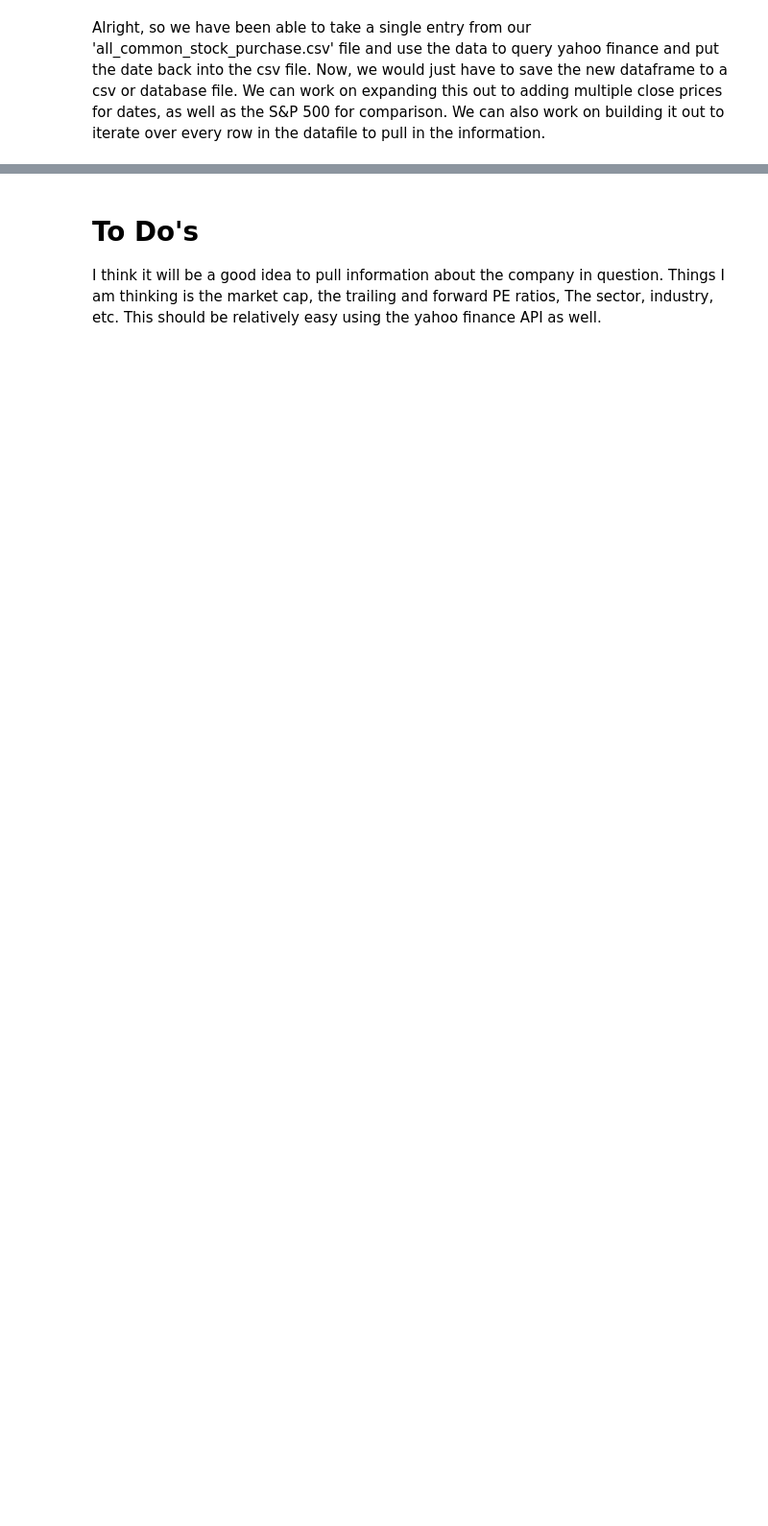
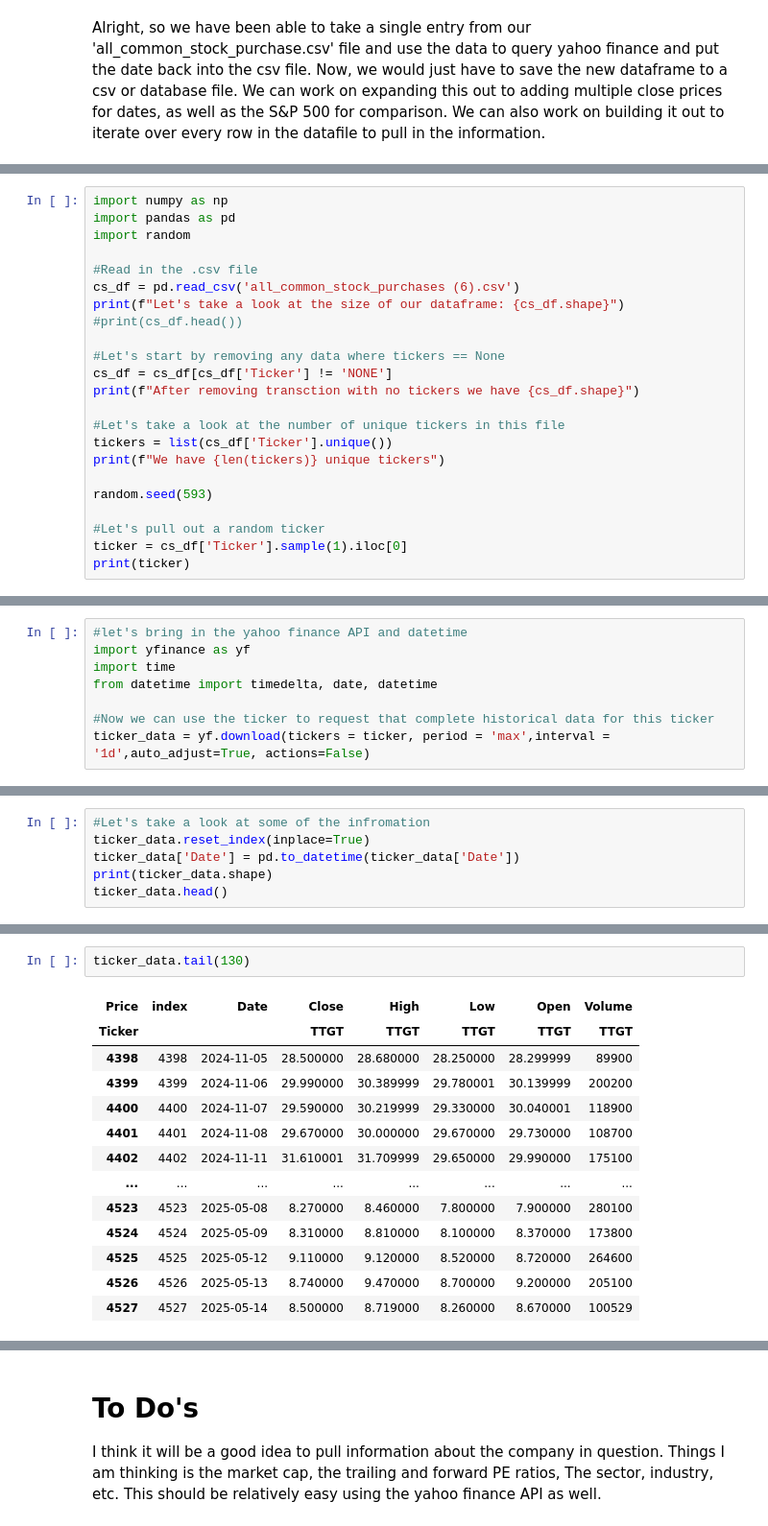
Before and after one commit to tmacpherson6/Do-Insiders-Know-Something-We-Dont, a Jupyter notebook: Scrapping_Yahoo_Finance.ipynb, the cells around one changed output, grey strips where cells are left out. Shown at 96% size. Drawn from its saved outputs; the diff is of its cells as text; blank space fills up the shorter version.

Commit message:
Reworked the yahoo finance scraping so we only have a single API call per unique ticker. Added the start to our database file if we choose to incorporate it

```diff
--- a/Scrapping_Yahoo_Finance.ipynb
+++ b/Scrapping_Yahoo_Finance.ipynb
@@ -215,0 +222,23 @@ Alright, so we have been able to take a single entry from our 'all_common_stock_
+# %%
+import numpy as np
+import pandas as pd
+import random
+
+#Read in the .csv file
+cs_df = pd.read_csv('all_common_stock_purchases (6).csv')
+print(f"Let's take a look at the size of our dataframe: {cs_df.shape}")
+#print(cs_df.head())
+
+#Let's start by removing any data where tickers == None
+cs_df = cs_df[cs_df['Ticker'] != 'NONE']
+print(f"After removing transction with no tickers we have {cs_df.shape}")
+
+#Let's take a look at the number of unique tickers in this file
+tickers = list(cs_df['Ticker'].unique())
+print(f"We have {len(tickers)} unique tickers")
+
+random.seed(593)
+
+#Let's pull out a random ticker
+ticker = cs_df['Ticker'].sample(1).iloc[0]
+print(ticker)
@@ -215,0 +316,8 @@ Alright, so we have been able to take a single entry from our 'all_common_stock_
+# %%
+#let's bring in the yahoo finance API and datetime
+import yfinance as yf
+import time
+from datetime import timedelta, date, datetime
+
+#Now we can use the ticker to request that complete historical data for this ticker
+ticker_data = yf.download(tickers = ticker, period = 'max',interval = '1d',auto_adjust=True, actions=False)
@@ -215,0 +326,6 @@ Alright, so we have been able to take a single entry from our 'all_common_stock_
+# %%
+#Let's take a look at some of the infromation
+ticker_data.reset_index(inplace=True)
+ticker_data['Date'] = pd.to_datetime(ticker_data['Date'])
+print(ticker_data.shape)
+ticker_data.head()
@@ -215,0 +341,16 @@ Alright, so we have been able to take a single entry from our 'all_common_stock_
+# %%
+ticker_data.tail(130)
+# %% [output]
+| Price | index | Date | Close | High | Low | Open | Volume |
+| Ticker |  |  | TTGT | TTGT | TTGT | TTGT | TTGT |
+| 4398 | 4398 | 2024-11-05 | 28.500000 | 28.680000 | 28.250000 | 28.299999 | 89900 |
+| 4399 | 4399 | 2024-11-06 | 29.990000 | 30.389999 | 29.780001 | 30.139999 | 200200 |
+| 4400 | 4400 | 2024-11-07 | 29.590000 | 30.219999 | 29.330000 | 30.040001 | 118900 |
+| 4401 | 4401 | 2024-11-08 | 29.670000 | 30.000000 | 29.670000 | 29.730000 | 108700 |
+| 4402 | 4402 | 2024-11-11 | 31.610001 | 31.709999 | 29.650000 | 29.990000 | 175100 |
+| ... | ... | ... | ... | ... | ... | ... | ... |
+| 4523 | 4523 | 2025-05-08 | 8.270000 | 8.460000 | 7.800000 | 7.900000 | 280100 |
+| 4524 | 4524 | 2025-05-09 | 8.310000 | 8.810000 | 8.100000 | 8.370000 | 173800 |
+| 4525 | 4525 | 2025-05-12 | 9.110000 | 9.120000 | 8.520000 | 8.720000 | 264600 |
+| 4526 | 4526 | 2025-05-13 | 8.740000 | 9.470000 | 8.700000 | 9.200000 | 205100 |
+| 4527 | 4527 | 2025-05-14 | 8.500000 | 8.719000 | 8.260000 | 8.670000 | 100529 |
```
Also changed, not shown: parts of 23 cells of this notebook, 1 other file.
